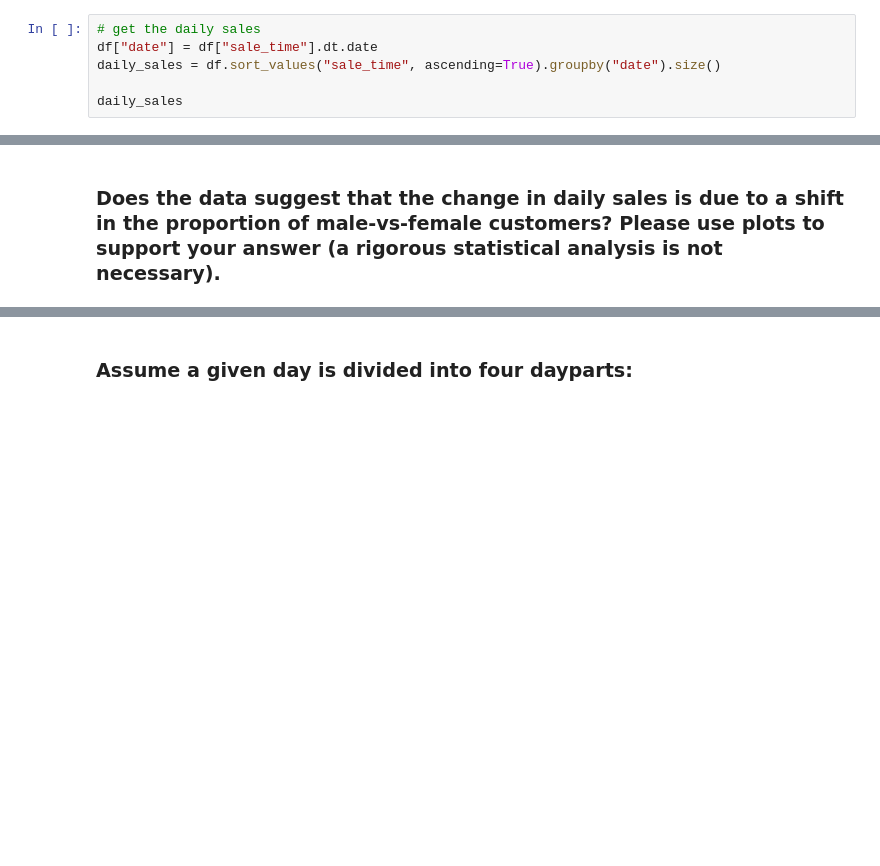
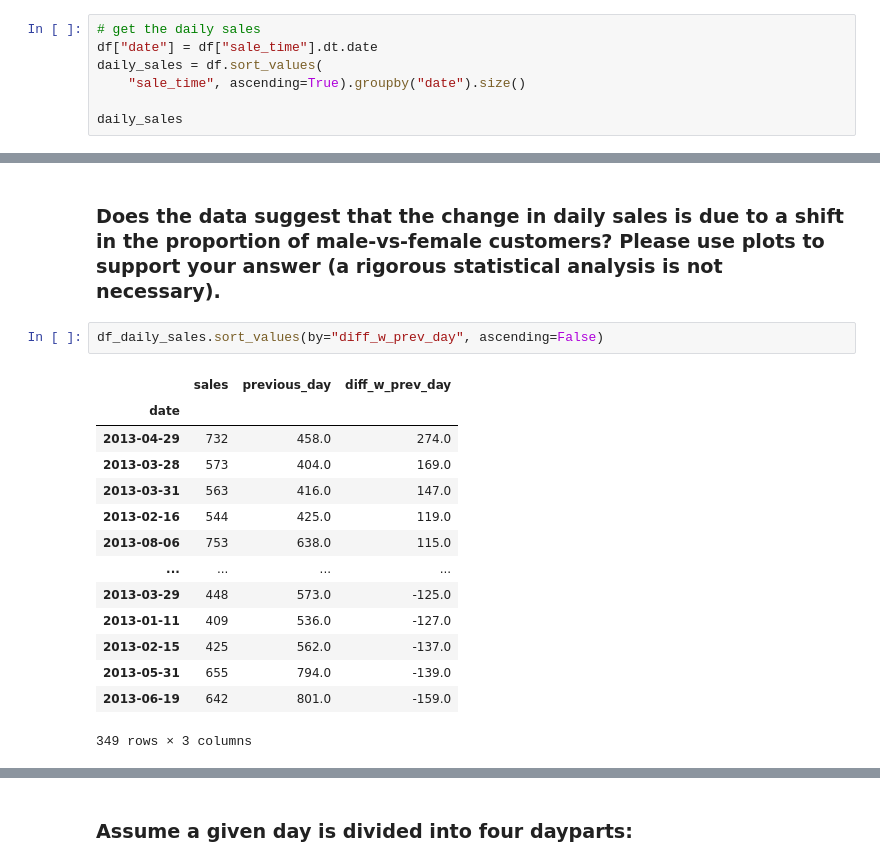
Before and after one commit to Friend09/strata_sales-data-analysis, a Jupyter notebook: practise_notebook.ipynb, the cells around one changed output, grey strips where cells are left out. Cells and saved outputs as stored; diff of their text form; blank space fills up the shorter version.

```diff
--- a/practise_notebook.ipynb
+++ b/practise_notebook.ipynb
@@ -151,7 +151,8 @@ df["date"] = df["sale_time"].dt.date
 # %%
 # get the daily sales
 df["date"] = df["sale_time"].dt.date
-daily_sales = df.sort_values("sale_time", ascending=True).groupby("date").size()
+daily_sales = df.sort_values(
+    "sale_time", ascending=True).groupby("date").size()
 
 daily_sales
 # %% [output]
@@ -327,3 +328,20 @@ df_daily_sales.isna()
 TtestResult(statistic=-26.273266340051002, pvalue=1.3019593251472028e-84, df=348)
 # %% [markdown]
 ### Does the data suggest that the change in daily sales is due to a shift in the proportion of male-vs-female customers? Please use plots to support your answer (a rigorous statistical analysis is not necessary).
+# %%
+df_daily_sales.sort_values(by="diff_w_prev_day", ascending=False)
+# %% [output]
+|  | sales | previous_day | diff_w_prev_day |
+| date |  |  |  |
+| 2013-04-29 | 732 | 458.0 | 274.0 |
+| 2013-03-28 | 573 | 404.0 | 169.0 |
+| 2013-03-31 | 563 | 416.0 | 147.0 |
+| 2013-02-16 | 544 | 425.0 | 119.0 |
+| 2013-08-06 | 753 | 638.0 | 115.0 |
+| ... | ... | ... | ... |
+| 2013-03-29 | 448 | 573.0 | -125.0 |
+| 2013-01-11 | 409 | 536.0 | -127.0 |
+| 2013-02-15 | 425 | 562.0 | -137.0 |
+| 2013-05-31 | 655 | 794.0 | -139.0 |
+| 2013-06-19 | 642 | 801.0 | -159.0 |
+349 rows × 3 columns
```
Also changed, not shown: parts of 7 cells of this notebook.
